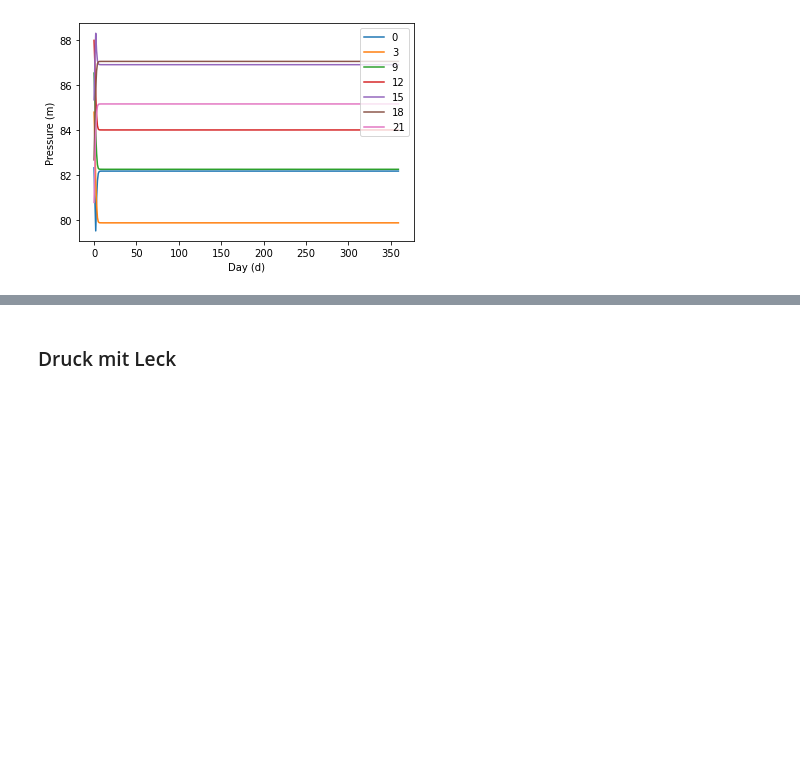
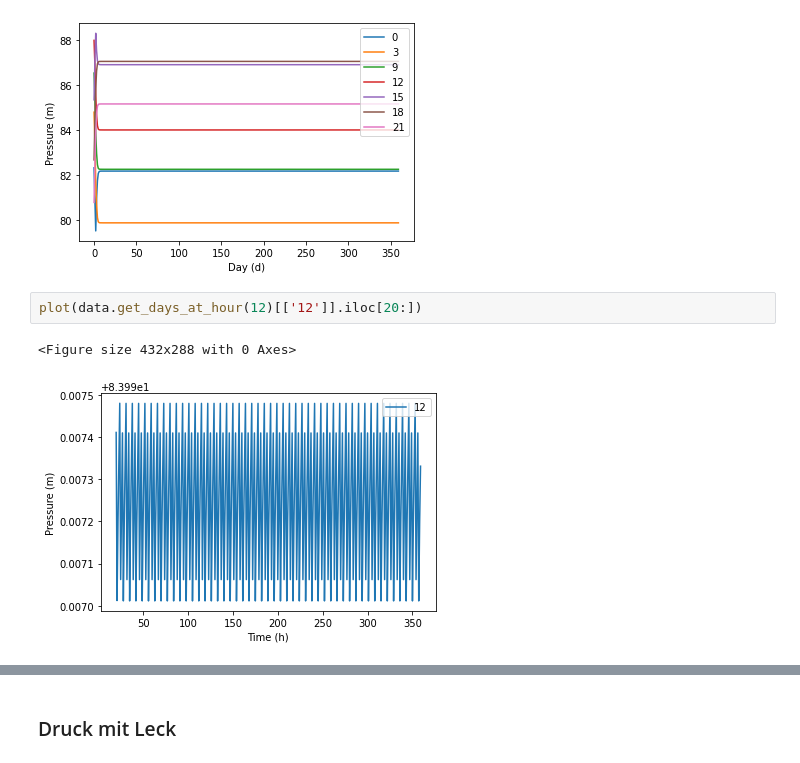
Before and after one commit to JulianBvW/BA-WDN-Leakage-Detection, a Jupyter notebook: VisualTesting.ipynb, the cells around one changed output, grey strips where cells are left out. Drawn from its saved outputs; the diff is of its cells as text; blank space fills up the shorter version.

```diff
--- a/VisualTesting.ipynb
+++ b/VisualTesting.ipynb
@@ -107,3 +107,8 @@ plot(data.get_days_at_hours('12', hours=[0, 3, 9, 12, 15, 18, 21]), xlabel="Day
 # %% [output]
 <Figure size 432x288 with 0 Axes>
 [figure]
+# %%
+plot(data.get_days_at_hour(12)[['12']].iloc[20:])
+# %% [output]
+<Figure size 432x288 with 0 Axes>
+[figure, added]
```
Also changed, not shown: parts of 6 cells of this notebook.
